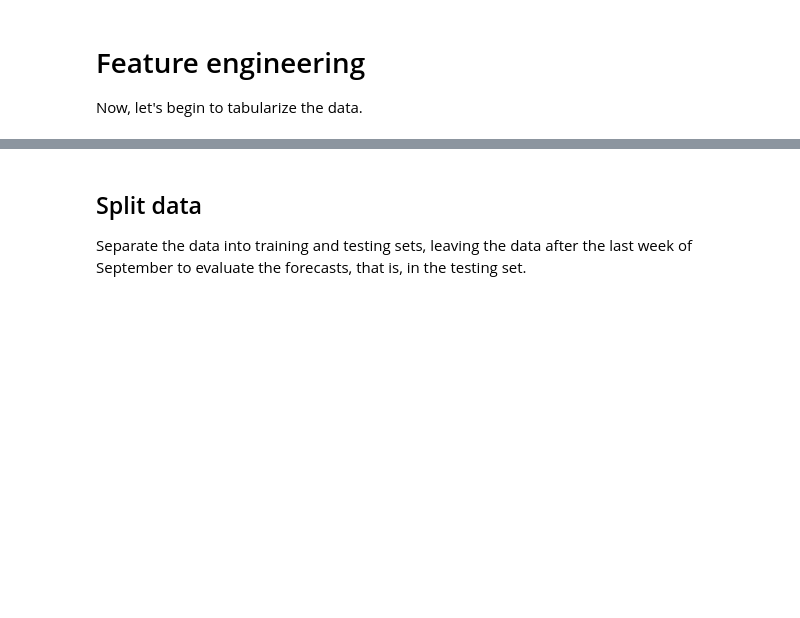
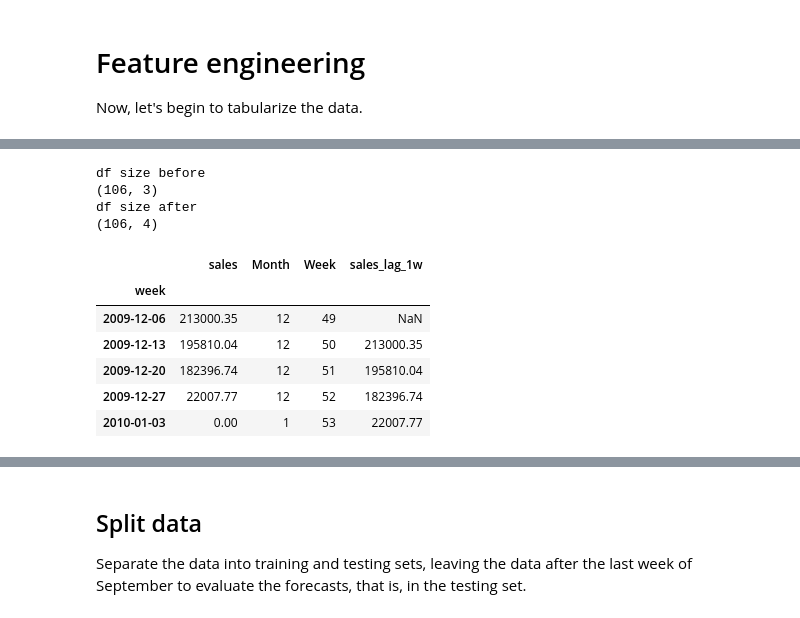
Before and after one commit to ivelin/feature-engineering-for-time-series-forecasting, a Jupyter notebook: assignments/02-tabularizing-time-series/assignment.ipynb, the cells around one changed output, grey strips where cells are left out. Cells and saved outputs as stored; diff of their text form; code cells hidden in the pictures; blank space fills up the shorter version.

```diff
--- a/assignments/02-tabularizing-time-series/assignment.ipynb
+++ b/assignments/02-tabularizing-time-series/assignment.ipynb
@@ -132,0 +149,34 @@ Now, let's begin to tabularize the data.
+# %%
+# We will use last week sales as well as 1 year ago week (52 weeks) sales as lag features
+
+# raw time series
+variables = ["sales"]
+
+# Shift the data forward 1 Wk.
+tmp = df[variables].shift(freq="1W")
+
+# Names for the new variables.
+tmp.columns = [v + "_lag_1w" for v in variables]
+
+# Add the variables to the original data.
+print("df size before")
+print(df.shape)
+
+df = df.merge(tmp, left_index=True, right_index=True, how="left")
+
+print("df size after")
+print(df.shape)
+
+df.head()
+# %% [output]
+df size before
+(106, 3)
+df size after
+(106, 4)
+|  | sales | Month | Week | sales_lag_1w |
+| week |  |  |  |  |
+| 2009-12-06 | 213000.35 | 12 | 49 | NaN |
+| 2009-12-13 | 195810.04 | 12 | 50 | 213000.35 |
+| 2009-12-20 | 182396.74 | 12 | 51 | 195810.04 |
+| 2009-12-27 | 22007.77 | 12 | 52 | 182396.74 |
+| 2010-01-03 | 0.00 | 1 | 53 | 22007.77 |
```
Also changed, not shown: parts of 12 cells of this notebook.
